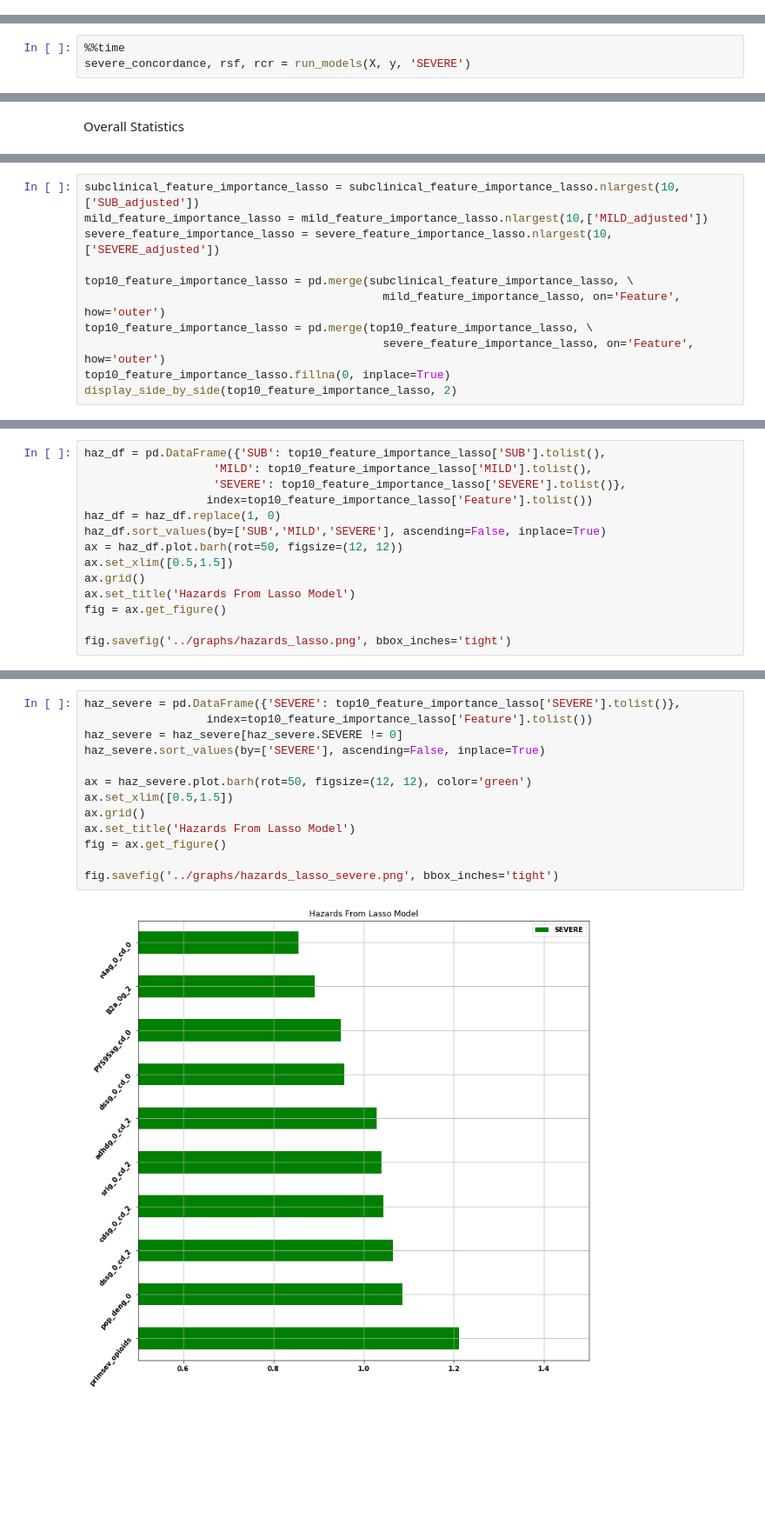
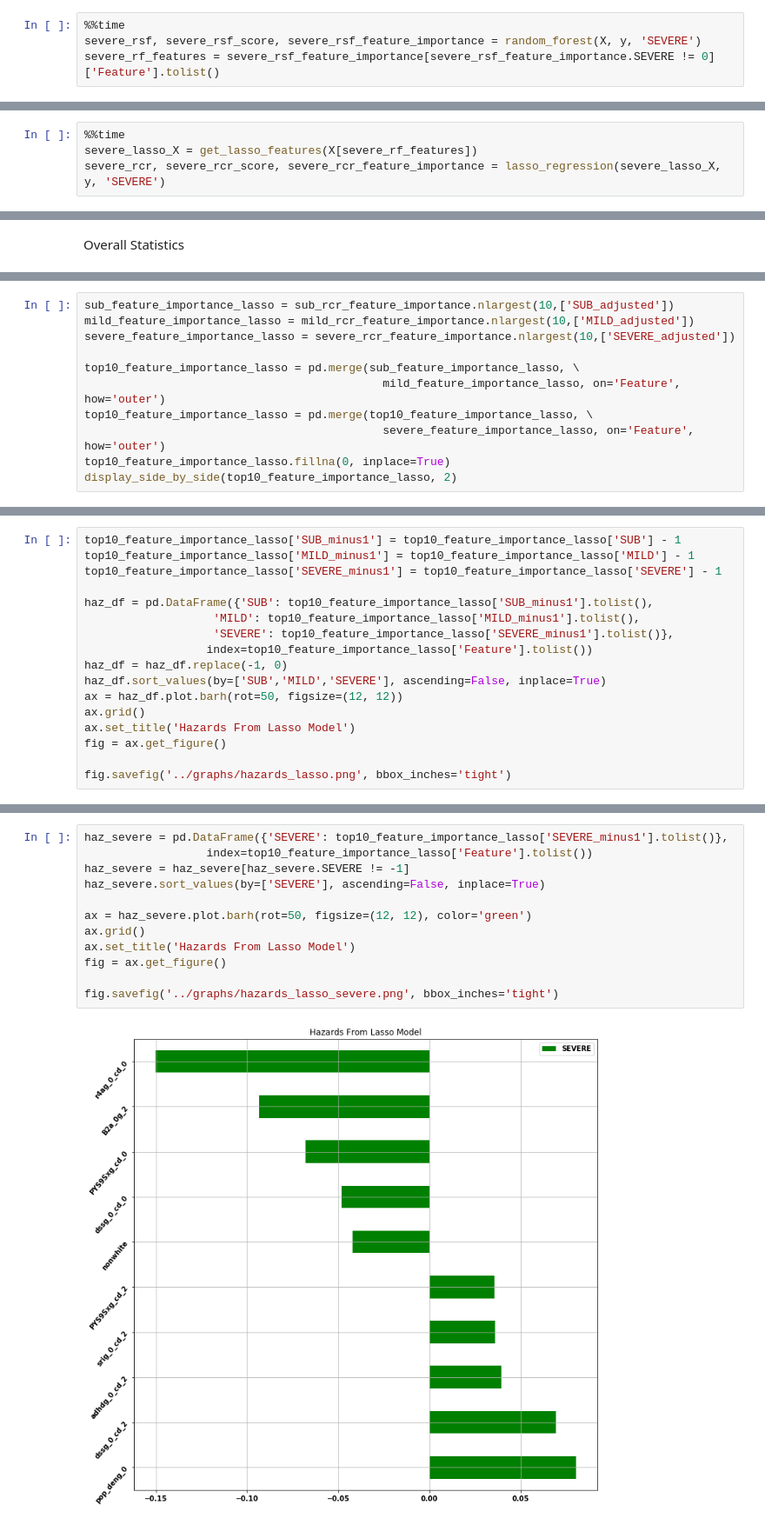
Before and after one commit to prathikr/Substance-Abuse-CAIS, a Jupyter notebook: scripts/survival_analysis.ipynb, the cells around one changed output, grey strips where cells are left out. Shown at 87% size. Cells and saved outputs as stored; diff of their text form; blank space fills up the shorter version.

Commit message:
lasso uses features RF deems important

```diff
--- a/scripts/survival_analysis.ipynb
+++ b/scripts/survival_analysis.ipynb
@@ -368,3 +329,7 @@ A value is trying to be set on a copy of a slice from a DataFrame
 
 See the caveats in the documentation: http://pandas.pydata.org/pandas-docs/stable/user_guide/indexing.html#returning-a-view-versus-a-copy
   errors=errors,
+# %%
+%%time
+severe_rsf, severe_rsf_score, severe_rsf_feature_importance = random_forest(X, y, 'SEVERE')
+severe_rf_features = severe_rsf_feature_importance[severe_rsf_feature_importance.SEVERE != 0]['Feature'].tolist()
@@ -371,4 +341,5 @@ See the caveats in the documentation: http://pandas.pydata.org/pandas-docs/stabl
 # %%
 %%time
-severe_concordance, rsf, rcr = run_models(X, y, 'SEVERE')
+severe_lasso_X = get_lasso_features(X[severe_rf_features])
+severe_rcr, severe_rcr_score, severe_rcr_feature_importance = lasso_regression(severe_lasso_X, y, 'SEVERE')
 # %% [output]
@@ -443,9 +412,9 @@ display_side_by_side(overall_feature_importance_lasso, 2)
 # %%
-subclinical_feature_importance_lasso = subclinical_feature_importance_lasso.nlargest(10,['SUB_adjusted'])
-mild_feature_importance_lasso = mild_feature_importance_lasso.nlargest(10,['MILD_adjusted'])
-severe_feature_importance_lasso = severe_feature_importance_lasso.nlargest(10,['SEVERE_adjusted'])
+sub_feature_importance_lasso = sub_rcr_feature_importance.nlargest(10,['SUB_adjusted'])
+mild_feature_importance_lasso = mild_rcr_feature_importance.nlargest(10,['MILD_adjusted'])
+severe_feature_importance_lasso = severe_rcr_feature_importance.nlargest(10,['SEVERE_adjusted'])
 
-top10_feature_importance_lasso = pd.merge(subclinical_feature_importance_lasso, \
+top10_feature_importance_lasso = pd.merge(sub_feature_importance_lasso, \
                                             mild_feature_importance_lasso, on='Feature', how='outer')
 top10_feature_importance_lasso = pd.merge(top10_feature_importance_lasso, \
                                             severe_feature_importance_lasso, on='Feature', how='outer')
@@ -480,12 +450,15 @@ display_side_by_side(top10_feature_importance_lasso, 2)
 # %%
-haz_df = pd.DataFrame({'SUB': top10_feature_importance_lasso['SUB'].tolist(),
-                   'MILD': top10_feature_importance_lasso['MILD'].tolist(),
-                   'SEVERE': top10_feature_importance_lasso['SEVERE'].tolist()},
+top10_feature_importance_lasso['SUB_minus1'] = top10_feature_importance_lasso['SUB'] - 1
+top10_feature_importance_lasso['MILD_minus1'] = top10_feature_importance_lasso['MILD'] - 1
+top10_feature_importance_lasso['SEVERE_minus1'] = top10_feature_importance_lasso['SEVERE'] - 1
+
+haz_df = pd.DataFrame({'SUB': top10_feature_importance_lasso['SUB_minus1'].tolist(),
+                   'MILD': top10_feature_importance_lasso['MILD_minus1'].tolist(),
+                   'SEVERE': top10_feature_importance_lasso['SEVERE_minus1'].tolist()},
                   index=top10_feature_importance_lasso['Feature'].tolist())
-haz_df = haz_df.replace(1, 0)
+haz_df = haz_df.replace(-1, 0)
 haz_df.sort_values(by=['SUB','MILD','SEVERE'], ascending=False, inplace=True)
 ax = haz_df.plot.barh(rot=50, figsize=(12, 12))
-ax.set_xlim([0.5,1.5])
 ax.grid()
 ax.set_title('Hazards From Lasso Model')
 fig = ax.get_figure()
@@ -526,16 +497,15 @@ fig.savefig('../graphs/hazards_lasso_mild.png', bbox_inches='tight')
 # %%
-haz_severe = pd.DataFrame({'SEVERE': top10_feature_importance_lasso['SEVERE'].tolist()},
+haz_severe = pd.DataFrame({'SEVERE': top10_feature_importance_lasso['SEVERE_minus1'].tolist()},
                   index=top10_feature_importance_lasso['Feature'].tolist())
-haz_severe = haz_severe[haz_severe.SEVERE != 0]
+haz_severe = haz_severe[haz_severe.SEVERE != -1]
 haz_severe.sort_values(by=['SEVERE'], ascending=False, inplace=True)
 
 ax = haz_severe.plot.barh(rot=50, figsize=(12, 12), color='green')
-ax.set_xlim([0.5,1.5])
 ax.grid()
 ax.set_title('Hazards From Lasso Model')
 fig = ax.get_figure()
 
 fig.savefig('../graphs/hazards_lasso_severe.png', bbox_inches='tight')
 # %% [output]
-[figure, old version]
+[figure, new version]
 # %%
```
Also changed, not shown: parts of 52 cells of this notebook, 13 other files.
